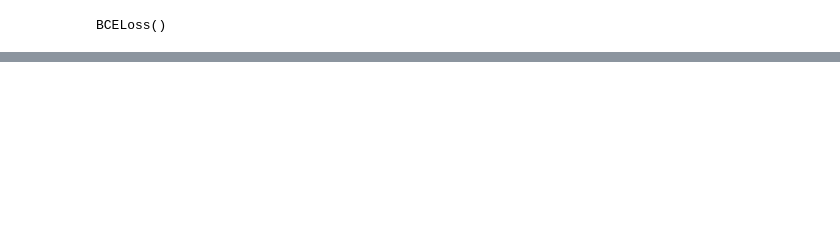
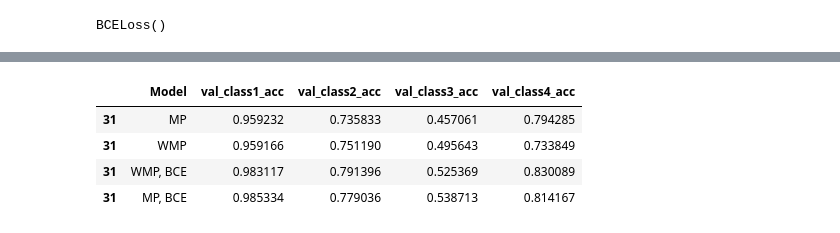
Before and after one commit to willsutcliffe/scalable_mtl_hgnn, a Jupyter notebook: Train.ipynb, the cells around one changed output, grey strips where cells are left out. Cells and saved outputs as stored; diff of their text form; code cells hidden in the pictures; blank space fills up the shorter version.

```diff
--- a/Train.ipynb
+++ b/Train.ipynb
@@ -352,0 +1080,22 @@ torch.save(myModel.state_dict(), 'model_6block_32epochs_with_node_edge_weights.p
+# %%
+df_nom['Model']='MP'
+df_wp_noBCE['Model'] = 'WMP'
+df_wp_BCE['Model'] = 'WMP, BCE'
+df_nowp_BCE['Model'] = 'MP, BCE'
+df_nowp_BCE_minmax['Model'] = 'MP, BCE, agg'
+# %%
+dfconcat = pandas.concat( [df_nom.iloc[-1:,:],df_wp_noBCE.iloc[-1:,:], df_wp_BCE.iloc[-1:,:],  df_nowp_BCE.iloc[-1:,:]])
+# %%
+cols = ['Model','val_class1_acc', 'val_class2_acc',
+       'val_class3_acc', 'val_class4_acc'] #, 'train_class1_acc',
+      # 'train_class2_acc', 'train_class3_acc', 'train_class4_acc']
+# %%
+df = dfconcat[cols]
+# %%
+df
+# %% [output]
+|  | Model | val_class1_acc | val_class2_acc | val_class3_acc | val_class4_acc |
+| 31 | MP | 0.959232 | 0.735833 | 0.457061 | 0.794285 |
+| 31 | WMP | 0.959166 | 0.751190 | 0.495643 | 0.733849 |
+| 31 | WMP, BCE | 0.983117 | 0.791396 | 0.525369 | 0.830089 |
+| 31 | MP, BCE | 0.985334 | 0.779036 | 0.538713 | 0.814167 |
```
Also changed, not shown: parts of 122 cells of this notebook, 21 other files.
